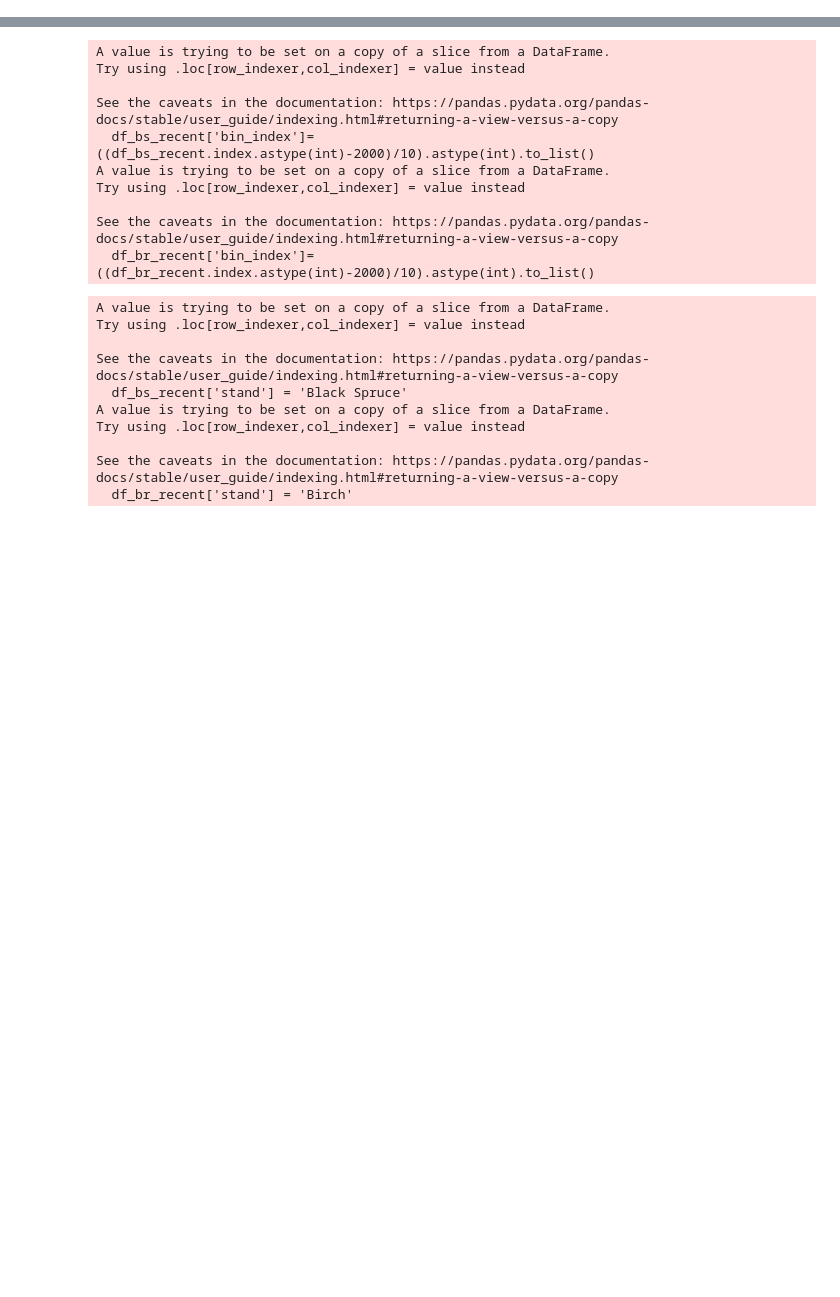
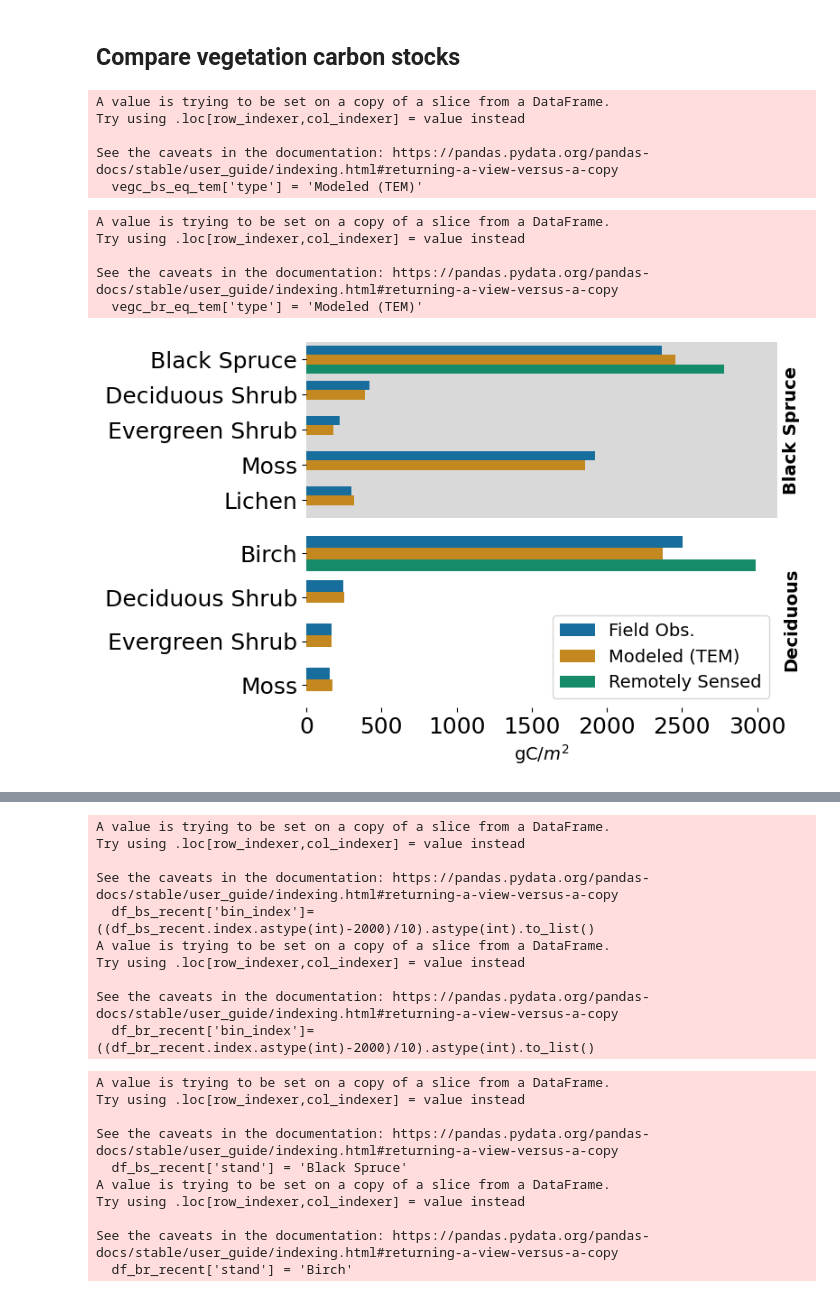
Before and after one commit to uaf-arctic-eco-modeling/dvm-dos-tem, a Jupyter notebook: scripts/caribou-poker-exp/BONA_figs.ipynb, the cells around one changed output, grey strips where cells are left out. Drawn from its saved outputs; the diff is of its cells as text; code cells hidden in the pictures; blank space fills up the shorter version.

```diff
--- a/scripts/caribou-poker-exp/BONA_figs.ipynb
+++ b/scripts/caribou-poker-exp/BONA_figs.ipynb
@@ -163,0 +354,23 @@ rh_br_sc = rh_br_sc.variables['RH'][:, cell_y_coord, cell_x_coord]
+# %% [markdown]
+## Compare vegetation carbon stocks
+# %%
+vegc_bs_eq_tem = vegc_bs_eq.loc[vegc_bs_eq['time']==11995]
+vegc_bs_eq_tem['type'] = 'Modeled (TEM)'
+
+vegc_bs_tr_field = vegc_bs_eq_tem.copy()
+vegc_bs_tr_field['type'] = 'Field Obs.'
+vegc_bs_tr_field['VEGC'] = [287.19, 173.92, 55.25, 1921.0, 299.33,
+                            1694.1, 217.67, 123.0, 0.0, 0.0,
+                            383.38, 30.54, 44.56, 0.0, 0.0]
+
+vegc_bs_tr_rs = vegc_bs_eq_tem.copy()
+vegc_bs_tr_rs['type'] = 'Remotely Sensed'
+vegc_bs_tr_rs['VEGC'] = [337.38, np.nan, np.nan, np.nan, np.nan,
+                            1990.0, np.nan, np.nan, np.nan, np.nan,
+                            450.44, np.nan, np.nan, np.nan, np.nan]
+# %% [output]
+A value is trying to be set on a copy of a slice from a DataFrame.
+Try using .loc[row_indexer,col_indexer] = value instead
+
+See the caveats in the documentation: https://pandas.pydata.org/pandas-docs/stable/user_guide/indexing.html#returning-a-view-versus-a-copy
+  vegc_bs_eq_tem['type'] = 'Modeled (TEM)'
@@ -163,0 +379,54 @@ rh_br_sc = rh_br_sc.variables['RH'][:, cell_y_coord, cell_x_coord]
+# %%
+vegc_br_eq_tem = vegc_br_eq.loc[vegc_br_eq['time']==11995]
+vegc_br_eq_tem['type'] = 'Modeled (TEM)'
+
+vegc_br_tr_field = vegc_br_eq_tem.copy()
+vegc_br_tr_field['type'] = 'Field Obs.'
+vegc_br_tr_field['VEGC'] = [1.06,         103.00,       85.13,      158.31,   27.0,
+                            5.09,         112.00,       2131.64,     0.0,      123.0,
+                            0.43,         28.00,        289.71,     0.0,      20.0]
+
+vegc_br_tr_rs = vegc_br_eq_tem.copy()
+vegc_br_tr_rs['type'] = 'Remotely Sensed'
+vegc_br_tr_rs['VEGC'] = [np.nan, np.nan, 62.14, np.nan, np.nan,
+                            np.nan, np.nan, 2580.17, np.nan, np.nan,
+                            np.nan, np.nan, 345.38, np.nan, np.nan]
+# %% [output]
+A value is trying to be set on a copy of a slice from a DataFrame.
+Try using .loc[row_indexer,col_indexer] = value instead
+
+See the caveats in the documentation: https://pandas.pydata.org/pandas-docs/stable/user_guide/indexing.html#returning-a-view-versus-a-copy
+  vegc_br_eq_tem['type'] = 'Modeled (TEM)'
+# %%
+vegc_br_comp=pd.concat([vegc_br_eq_tem, vegc_br_tr_field, vegc_br_tr_rs]).groupby(by=['pft', 'type']).sum().reset_index()
+vegc_br_comp['order'] = [4, 4, 4, 1, 1, 1, 0, 0, 0, 3, 3, 3, 2, 2, 2]
+vegc_br_comp = vegc_br_comp.sort_values(by='order')
+# %%
+#TODO: propagate Error
+fig, axes = plt.subplots(2, 1, figsize = (8,5), sharex=True)
+sns.barplot(data = vegc_bs_comp, x='VEGC', y='pft', hue='type', orient='h', ax=axes[0], palette='colorblind')
+sns.despine(left=True, bottom=True)
+
+axes[0].set_facecolor('#d9d9d9')
+axes[0].set_yticklabels(('Black Spruce', 'Deciduous Shrub', 'Evergreen Shrub', 'Moss', 'Lichen'), fontsize=18)
+axes[0].set_ylabel('Black Spruce', fontweight='bold', fontsize=14)
+axes[0].set_xlabel('')
+axes[0].xaxis.set_ticks_position('none')
+axes[0].yaxis.set_label_position('right')
+axes[0].get_legend().remove()
+
+#TODO: propagate Error
+sns.barplot(data = vegc_br_comp.loc[vegc_br_comp['pft']!=0], x='VEGC', y='order', hue='type', orient='h', ax=axes[1], palette='colorblind')
+sns.despine(left=True, bottom=True)
+
+axes[1].set_yticklabels(('Birch', 'Deciduous Shrub', 'Evergreen Shrub', 'Moss'), fontsize=18)
+plt.xticks(fontsize= 18)
+axes[1].set_ylabel('Deciduous', fontweight='bold', fontsize=14)
+axes[1].yaxis.set_label_position('right')
+axes[1].set_xlabel('gC/$m^2$', fontsize=14)
+axes[1].legend(title='', fontsize=14)
+
+fig.tight_layout()
+plt.savefig('output_figs/BONA/equillibrium_vegC.jpg', dpi=300)
+# %% [output]
+[figure, added]
```
Also changed, not shown: parts of 60 cells of this notebook, 24 other files.
